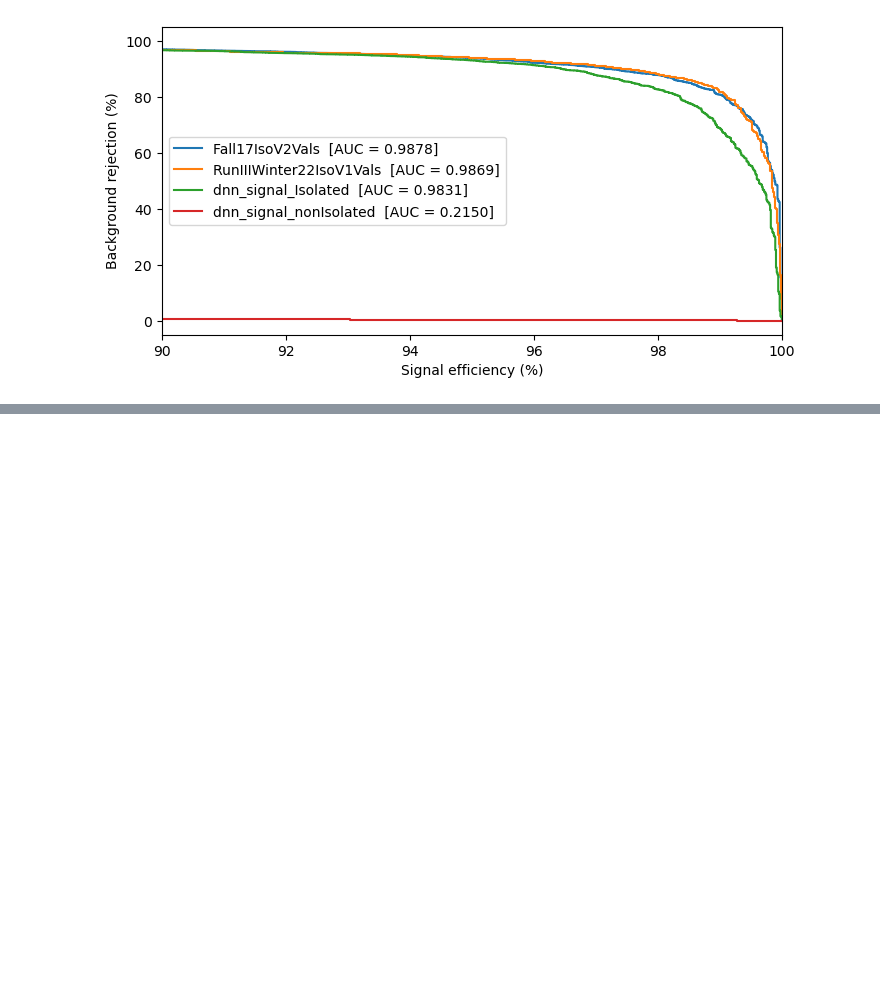
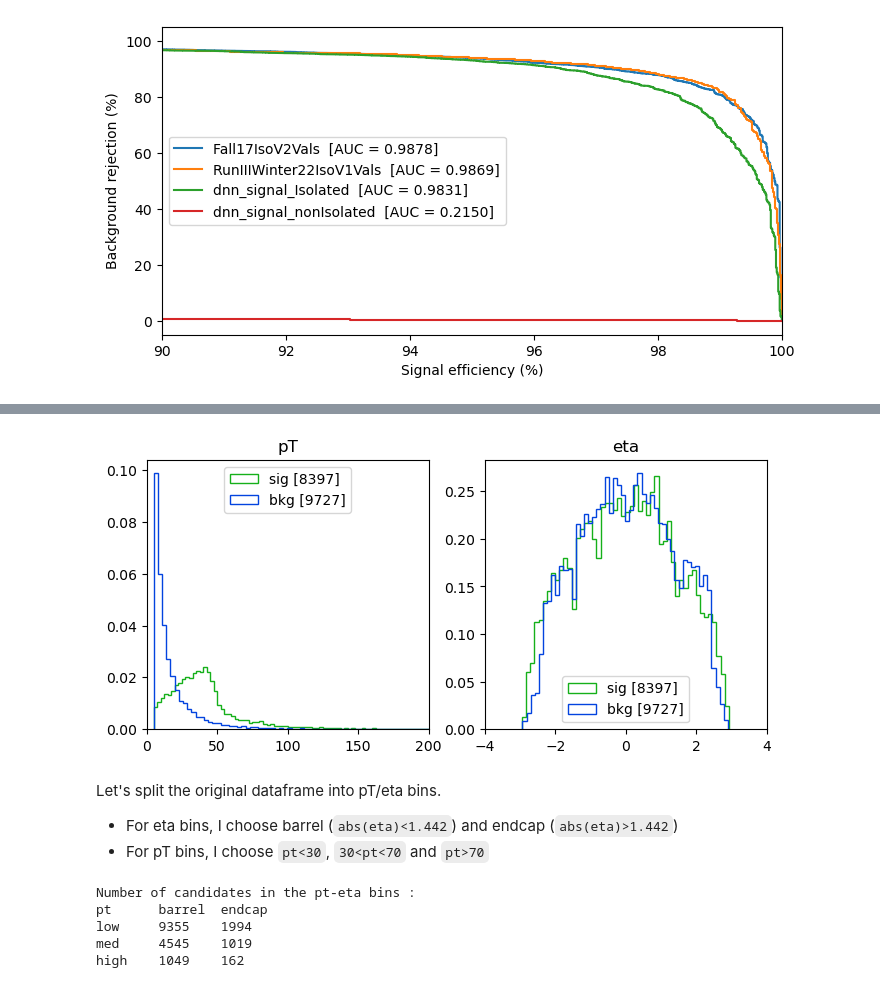
Before and after one commit to phazarik/Electron-DNN-ID-study, a Jupyter notebook: dnn_electron_id.ipynb, the cells around one changed output, grey strips where cells are left out. Saved outputs shown, nothing was run; the diff lists cells and outputs as text; code cells hidden in the pictures; blank space fills up the shorter version.

```diff
--- a/dnn_electron_id.ipynb
+++ b/dnn_electron_id.ipynb
@@ -302,0 +473,63 @@ plt.show()
+# %%
+fig6, ax6 = plt.subplots(1,2,figsize=(8,3.5))
+ax6 = ax6.flatten()
+fig6.subplots_adjust(hspace=0.5)
+nptbins =200
+netabins=50
+
+nsig=df[df['truth']==1].shape[0]
+nbkg=df[df['truth']==0].shape[0]
+
+ax6[0].hist(df[df['truth']==1]['ele_pt'], bins=nptbins, histtype='step',
+            color='xkcd:green',  label=f'sig [{nsig}]', density=True)
+ax6[0].hist(df[df['truth']==0]['ele_pt'], bins=nptbins, histtype='step',
+            color='xkcd:blue',  label=f'bkg [{nbkg}]', density=True)
+ax6[0].set_title('pT')
+ax6[0].set_xlim(0, nptbins)
+#ax6[0].set_yscale('log')
+ax6[0].legend(loc='upper center')
+
+ax6[1].hist(df[df['truth']==1]['ele_eta'], bins=netabins, histtype='step',
+            color='xkcd:green',  label=f'sig [{nsig}]', density=True)
+ax6[1].hist(df[df['truth']==0]['ele_eta'], bins=netabins, histtype='step',
+            color='xkcd:blue',  label=f'bkg [{nbkg}]', density=True)
+ax6[1].set_title('eta')
+ax6[1].set_xlim(-4, 4)
+#ax6[1].set_yscale('log')
+ax6[1].legend(loc='lower center')
+
+plt.show()
+# %% [output]
+[figure, added]
+# %% [markdown]
+Let's split the original dataframe into pT/eta bins.<br>
+- For eta bins, I choose barrel (`abs(eta)<1.442`) and endcap (`abs(eta)>1.442`)<br>
+- For pT bins, I choose `pt<30`, `30<pt<70` and `pt>70`
+# %%
+df.loc[df['ele_pt'] < 30, 'ptbin'] = 'lowpt'
+df.loc[(30 < df['ele_pt']) & (df['ele_pt'] < 70), 'ptbin'] = 'medpt'
+df.loc[70 < df['ele_pt'], 'ptbin'] = 'highpt'
+
+df.loc[df['ele_eta'] < 1.442, 'etabin'] = 'barrel'
+df.loc[df['ele_eta'] > 1.442, 'etabin'] = 'endcap'
+
+nlowbar = df[(df['ptbin']=='lowpt') & (df['etabin']=='barrel')].shape[0]
+nmedbar = df[(df['ptbin']=='medpt') & (df['etabin']=='barrel')].shape[0]
+nhigbar = df[(df['ptbin']=='highpt') & (df['etabin']=='barrel')].shape[0]
+nlowend = df[(df['ptbin']=='lowpt') & (df['etabin']=='endcap')].shape[0]
+nmedend = df[(df['ptbin']=='medpt') & (df['etabin']=='endcap')].shape[0]
+nhigend = df[(df['ptbin']=='highpt') & (df['etabin']=='endcap')].shape[0]
+
+df[['ele_pt', 'ele_eta', 'sample', 'truth', 'ptbin', 'etabin']]
+print(f'Number of candidates in the pt-eta bins :')
+
+print("pt\tbarrel\tendcap")
+print("low\t{}\t{}".format(nlowbar, nlowend))
+print("med\t{}\t{}".format(nmedbar, nmedend))
+print("high\t{}\t{}".format(nhigbar, nhigend))
+# %% [output]
+Number of candidates in the pt-eta bins :
+pt      barrel  endcap
+low     9355    1994
+med     4545    1019
+high    1049    162
```
Also changed, not shown: parts of 13 cells of this notebook, 4 other files.
